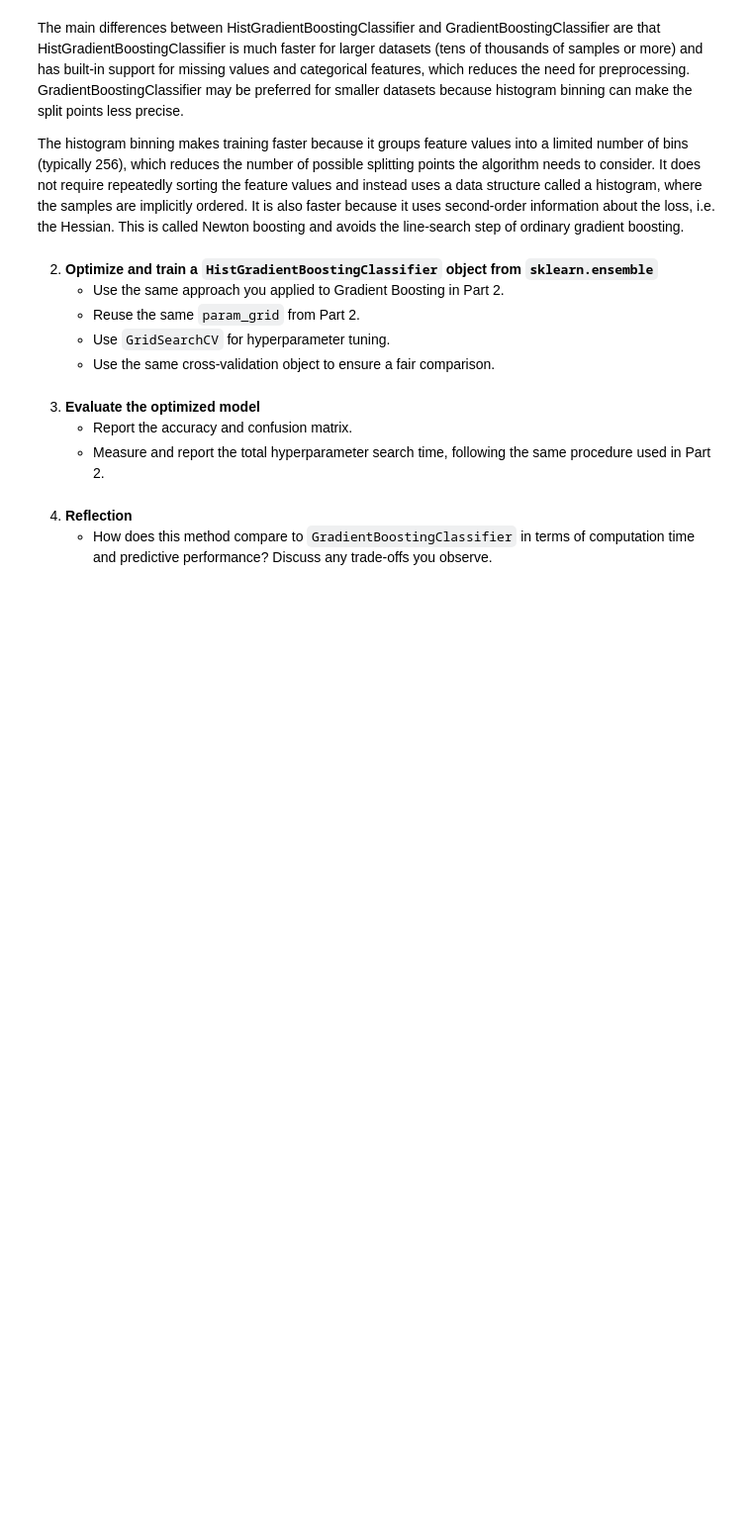
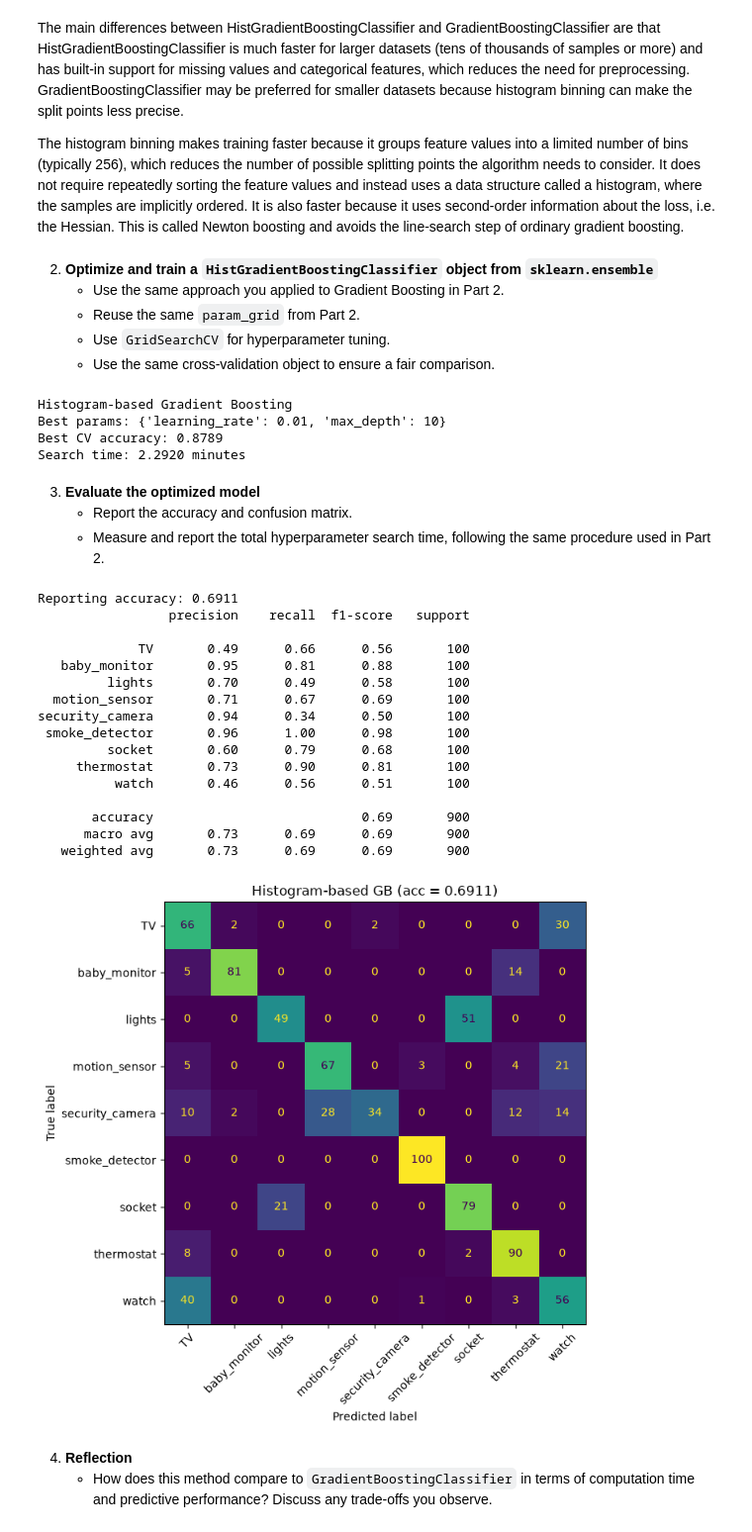
Before and after one commit to james-torgerson/ds4021_lab07, a Jupyter notebook: 07-iot-ensemble-classification.ipynb, the cells around one changed output. Shown at 99% size. Saved outputs shown, nothing was run; the diff lists cells and outputs as text; code cells hidden in the pictures; blank space fills up the shorter version.

Commit message:
Part 3

```diff
--- a/07-iot-ensemble-classification.ipynb
+++ b/07-iot-ensemble-classification.ipynb
@@ -404,12 +404,68 @@ The histogram binning makes training faster because it groups feature values int
    - Reuse the same `param_grid` from Part 2.
    - Use `GridSearchCV` for hyperparameter tuning.
    - Use the same cross-validation object to ensure a fair comparison.
+# %%
+from sklearn.ensemble import HistGradientBoostingClassifier
+
+# early_stopping=False matches GradientBoostingClassifier, which doesn't stop early
+hgb_search = GridSearchCV(
+    HistGradientBoostingClassifier(early_stopping=False, random_state=42),
+    param_grid=gb_param_grid,   # same max_depth and learning_rate grid as Part 2
+    cv=cv,                      # same StratifiedKFold object as Part 2
+    scoring='accuracy',
+    n_jobs=-1,
+)
+
+# time the search the same way as Part 2
+start = time()
+hgb_search.fit(X_train, y_train_enc)
+hgb_time = (time() - start) / 60
+
+print('Histogram-based Gradient Boosting')
+print('Best params:', hgb_search.best_params_)
+print(f'Best CV accuracy: {hgb_search.best_score_:.4f}')
+print(f'Search time: {hgb_time:.4f} minutes')
+# %% [output]
+Histogram-based Gradient Boosting
+Best params: {'learning_rate': 0.01, 'max_depth': 10}
+Best CV accuracy: 0.8789
+Search time: 2.2920 minutes
 # %% [markdown]
 3. **Evaluate the optimized model**
    - Report the accuracy and confusion matrix.
    - Measure and report the total hyperparameter search time, following the same procedure used in Part 2.
 # %%
-# USE AS MANY CELLS AS NEEDED
+# evaluate on the reporting set
+y_pred_hgb = hgb_search.best_estimator_.predict(X_report)
+acc_hgb = accuracy_score(y_report_enc, y_pred_hgb)
+
+print(f'\nReporting accuracy: {acc_hgb:.4f}')
+print(classification_report(y_report_enc, y_pred_hgb, target_names=class_names, zero_division=0))
+
+cm_hgb = confusion_matrix(y_report_enc, y_pred_hgb)
+fig, ax = plt.subplots(figsize=(8, 7))
+ConfusionMatrixDisplay(cm_hgb, display_labels=class_names).plot(ax=ax, xticks_rotation=45, colorbar=False)
+ax.set_title(f'Histogram-based GB (acc = {acc_hgb:.4f})')
+plt.tight_layout()
+plt.show()
+# %% [output]
+Reporting accuracy: 0.6911
+                 precision    recall  f1-score   support
+
+             TV       0.49      0.66      0.56       100
+   baby_monitor       0.95      0.81      0.88       100
+         lights       0.70      0.49      0.58       100
+  motion_sensor       0.71      0.67      0.69       100
+security_camera       0.94      0.34      0.50       100
+ smoke_detector       0.96      1.00      0.98       100
+         socket       0.60      0.79      0.68       100
+     thermostat       0.73      0.90      0.81       100
+          watch       0.46      0.56      0.51       100
+
+       accuracy                           0.69       900
+      macro avg       0.73      0.69      0.69       900
+   weighted avg       0.73      0.69      0.69       900
+[figure, added]
 # %% [markdown]
 4. **Reflection**
    - How does this method compare to `GradientBoostingClassifier` in terms of computation time and predictive performance? Discuss any trade-offs you observe.
```
Also changed, not shown: parts of 10 cells of this notebook.
